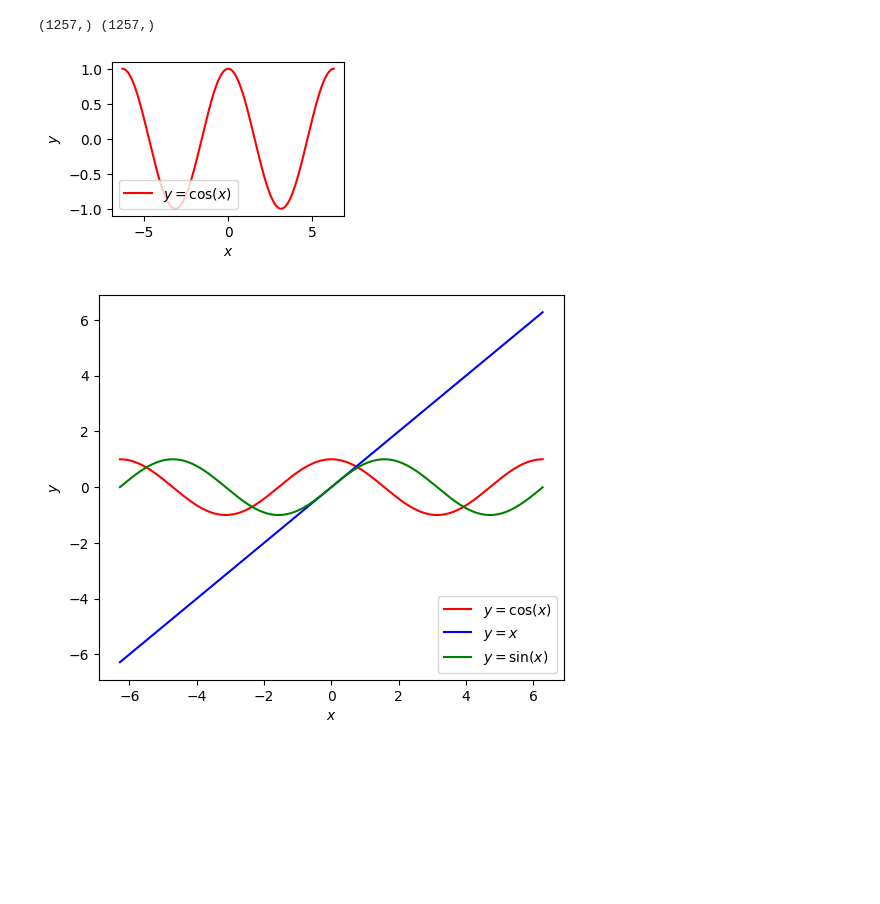
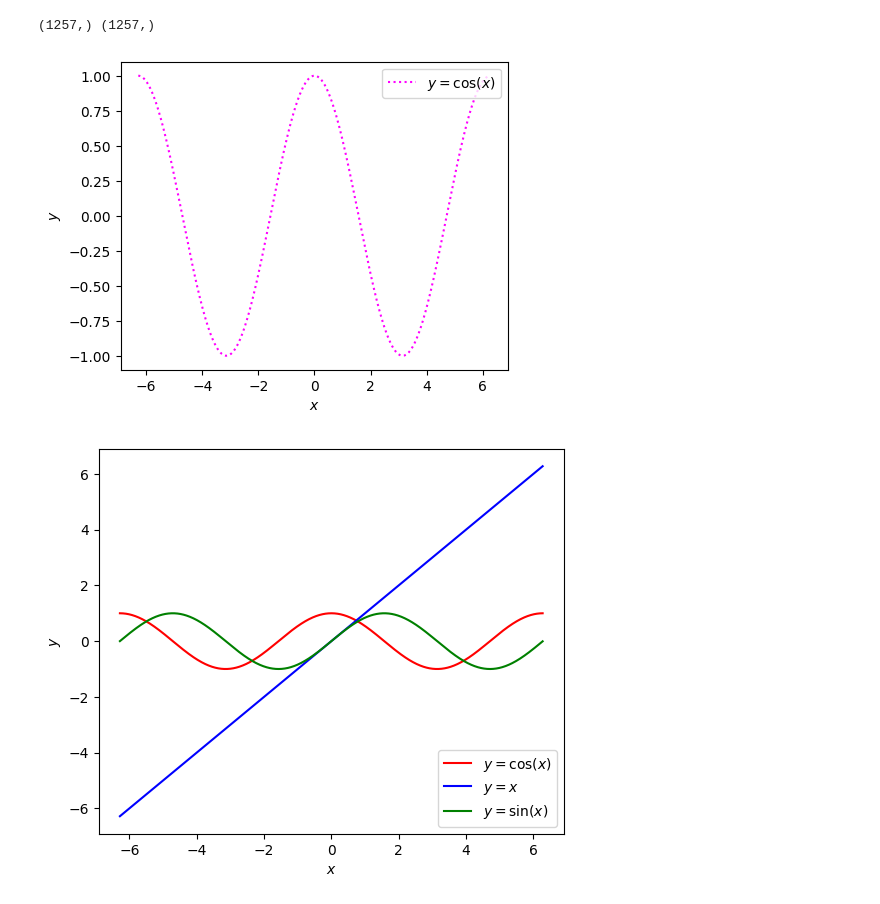
Before and after one commit to wbandabarragan/quantum-mechanics-1, a Jupyter notebook: unit-1/notebook_1.ipynb, the cells around one changed output. Cells and saved outputs as stored; diff of their text form; code cells hidden in the pictures; blank space fills up the shorter version.

```diff
--- a/unit-1/notebook_1.ipynb
+++ b/unit-1/notebook_1.ipynb
@@ -47,17 +49,18 @@ print(x.shape, y.shape)
 # %%
 # For the plot we use Matplotlib
 
-plt.figure(figsize = (3,2))
+plt.figure(figsize = (5,4))
 
-plt.plot(x, y, color = "red", label = r"$y = \cos(x)$")
+plt.plot(x, y, color = "magenta", linestyle = ":", label = r"$y = \cos(x)$")
 
 plt.xlabel(r"$x$")
 plt.ylabel(r"$y$")
 
-plt.legend(loc=3)
+plt.legend(loc=1)
+
 plt.show()
 # %% [output]
-[figure, old version]
+[figure, new version]
 # %%
 # Another Y axis
 
```
Also changed, not shown: parts of 7 cells of this notebook.
